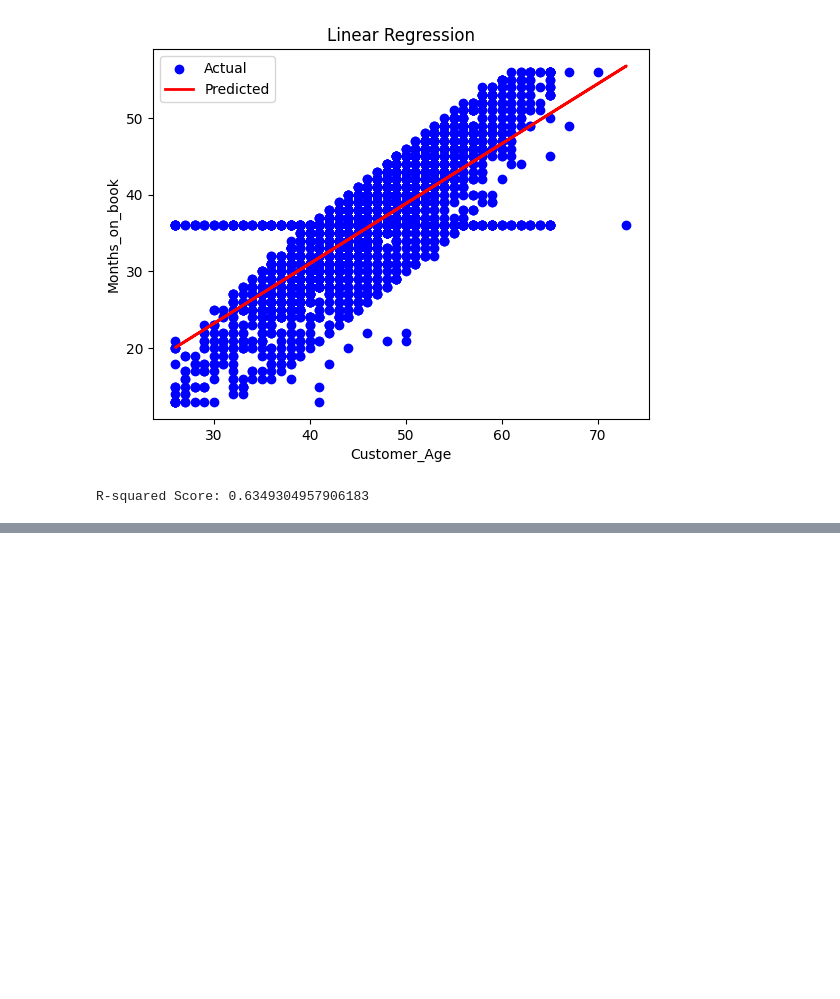
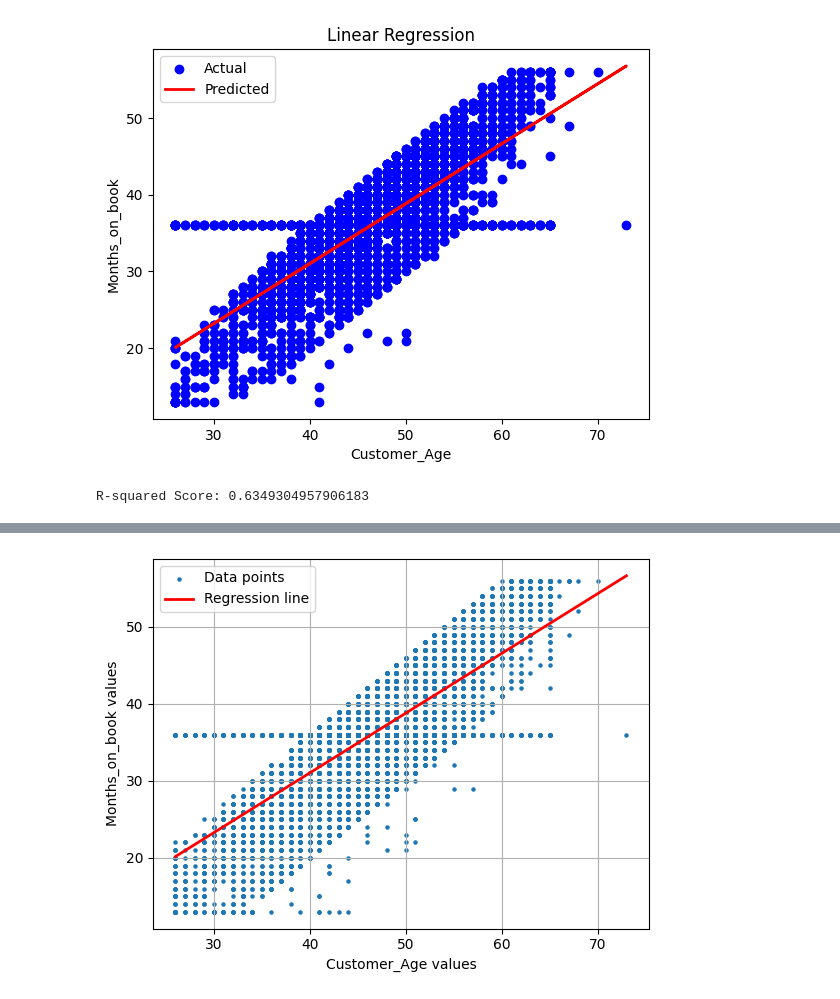
Before and after one commit to uumair327/machine_learning, a Jupyter notebook: ML01.ipynb, the cells around one changed output, grey strips where cells are left out. Drawn from its saved outputs; the diff is of its cells as text; code cells hidden in the pictures; blank space fills up the shorter version.

```diff
--- a/ML01.ipynb
+++ b/ML01.ipynb
@@ -177,0 +222,28 @@ R-squared Score: 0.6349304957906183
+# %%
+def cost_function (X, Y, w, b):
+
+    N = len(X)
+    total_error = 0.0
+    for i in range(N):
+        total_error += (Y[i] - (w*X[i] - b))**2 # mean Sq error
+
+    return total_error / (2*float(N))
+# %%
+def train(X, Y, w, b, alpha, n_iter):
+
+    for i in range(n_iter):
+        w, b = gradient_descent(X, Y, w, b, alpha)
+
+        if i % 400 == 0:
+            print ("iteration:", i, "cost: ", cost_function(X, Y, w, b))
+
+
+    return w, b
+# %%
+def predict(x, w, b):
+	return x*w + b
+# %%
+w, b = train(X, Y, 0.0, 0.0, 0.0001, 7000)
+x_new = 50.0
+y_new = predict(x_new, w, b)
+print(y_new)
@@ -177,0 +270,16 @@ R-squared Score: 0.6349304957906183
+# %%
+import matplotlib.pyplot as plt
+# Predict values for plotting
+X_range = range(int(min(X)), int(max(X)) + 1)  # range of X values
+Y_pred = [predict(x, w, b) for x in X_range]
+
+# Plot data points and regression line
+plt.scatter(X, Y, s=5, label='Data points')
+plt.plot(X_range, Y_pred, color='red', linewidth=2, label='Regression line')
+plt.grid()
+plt.xlabel("Customer_Age values")
+plt.ylabel("Months_on_book values")
+plt.legend()
+plt.show()
+# %% [output]
+[figure, added]
```
Also changed, not shown: parts of 5 cells of this notebook.
